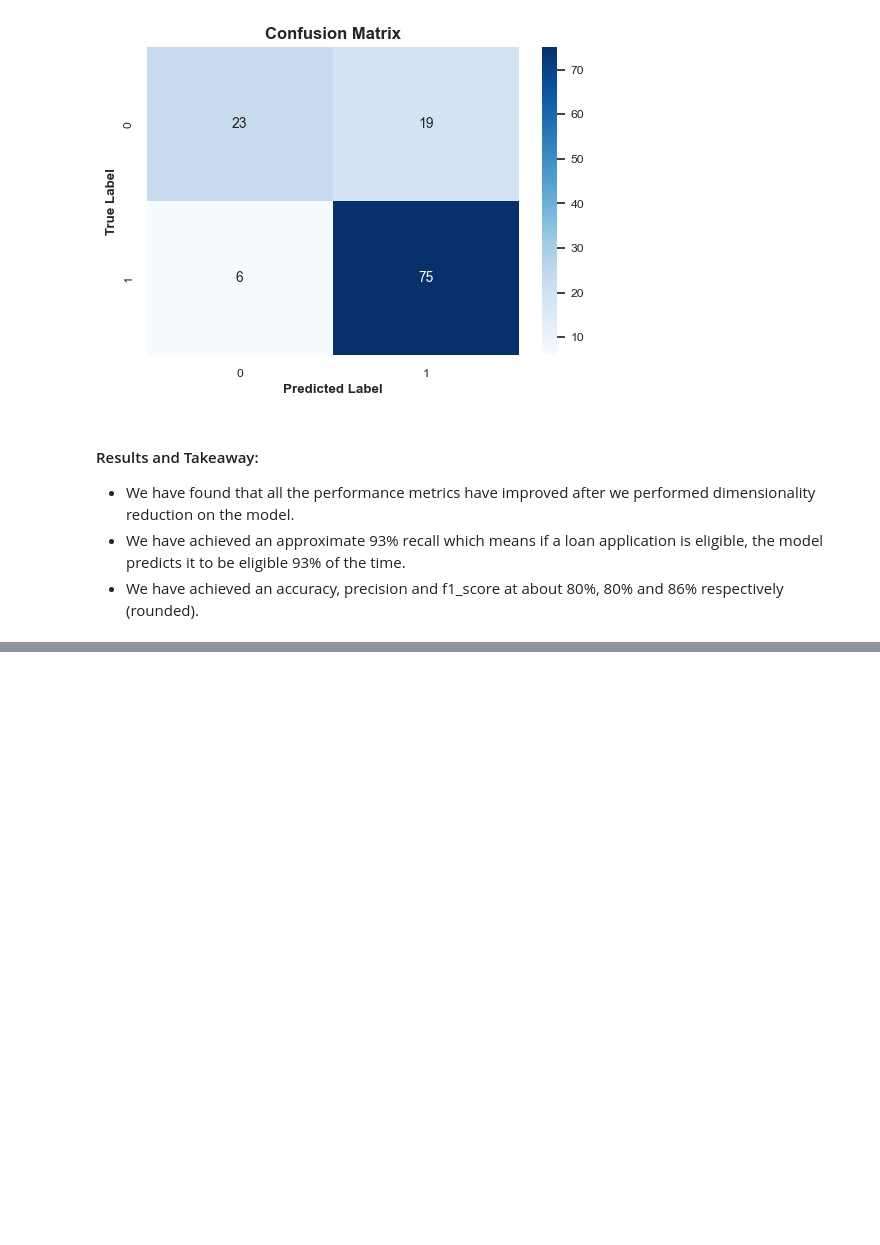
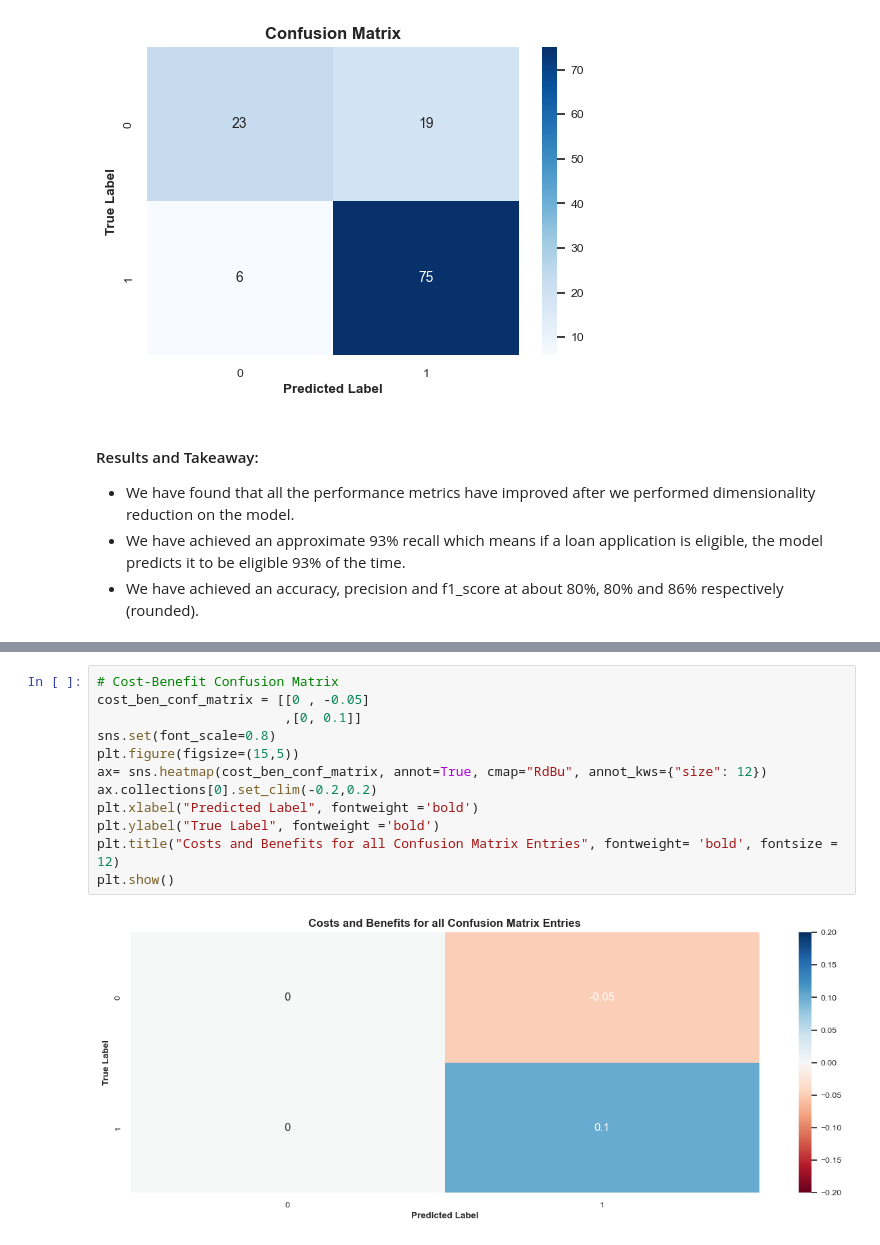
Before and after one commit to panhadng/data-loan-eligibility-prediction, a Jupyter notebook: analysis.ipynb, the cells around one changed output, grey strips where cells are left out. Drawn from its saved outputs; the diff is of its cells as text; blank space fills up the shorter version.

Commit message:
Commit: Baseline, Cost-Benefit

```diff
--- a/analysis.ipynb
+++ b/analysis.ipynb
@@ -739,0 +761,14 @@ Confusion Matrix:
+# %%
+# Cost-Benefit Confusion Matrix
+cost_ben_conf_matrix = [[0 , -0.05]
+                        ,[0, 0.1]]
+sns.set(font_scale=0.8)
+plt.figure(figsize=(15,5))
+ax= sns.heatmap(cost_ben_conf_matrix, annot=True, cmap="RdBu", annot_kws={"size": 12})
+ax.collections[0].set_clim(-0.2,0.2)
+plt.xlabel("Predicted Label", fontweight ='bold')
+plt.ylabel("True Label", fontweight ='bold')
+plt.title("Costs and Benefits for all Confusion Matrix Entries", fontweight= 'bold', fontsize = 12)
+plt.show()
+# %% [output]
+[figure, added]
```
Also changed, not shown: parts of 11 cells of this notebook.
